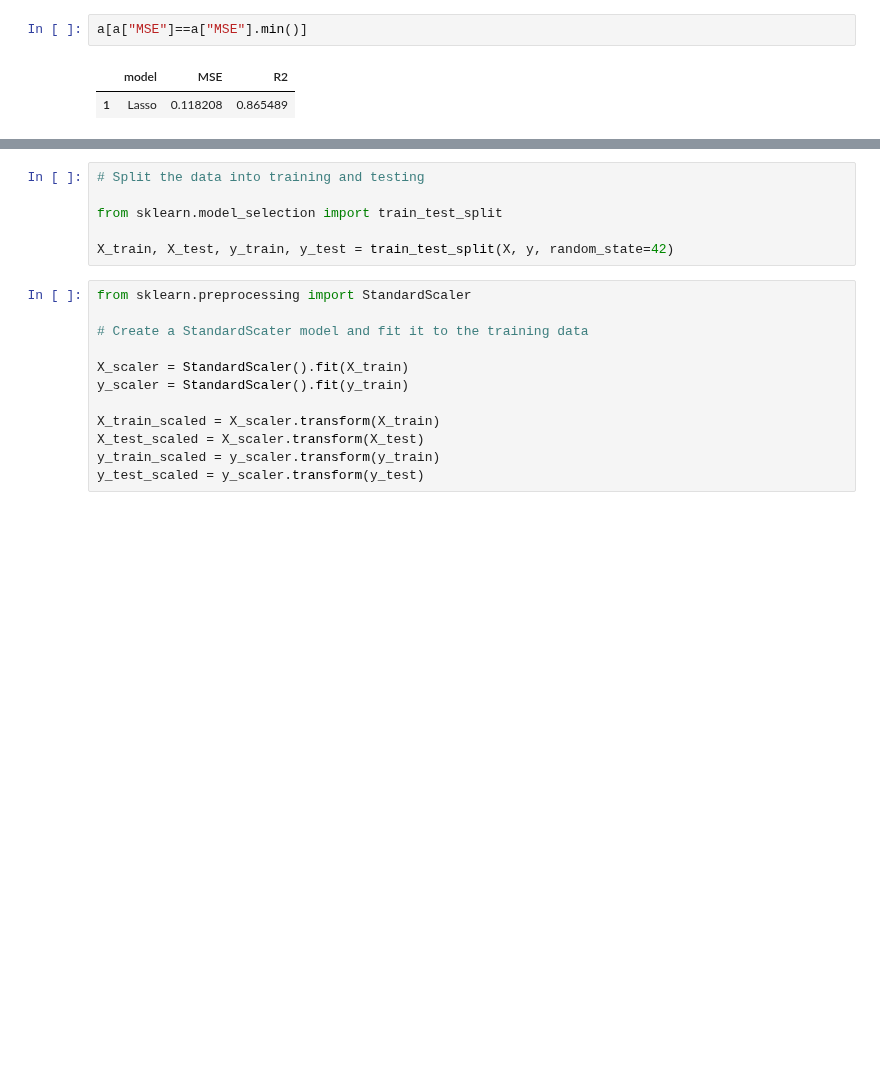
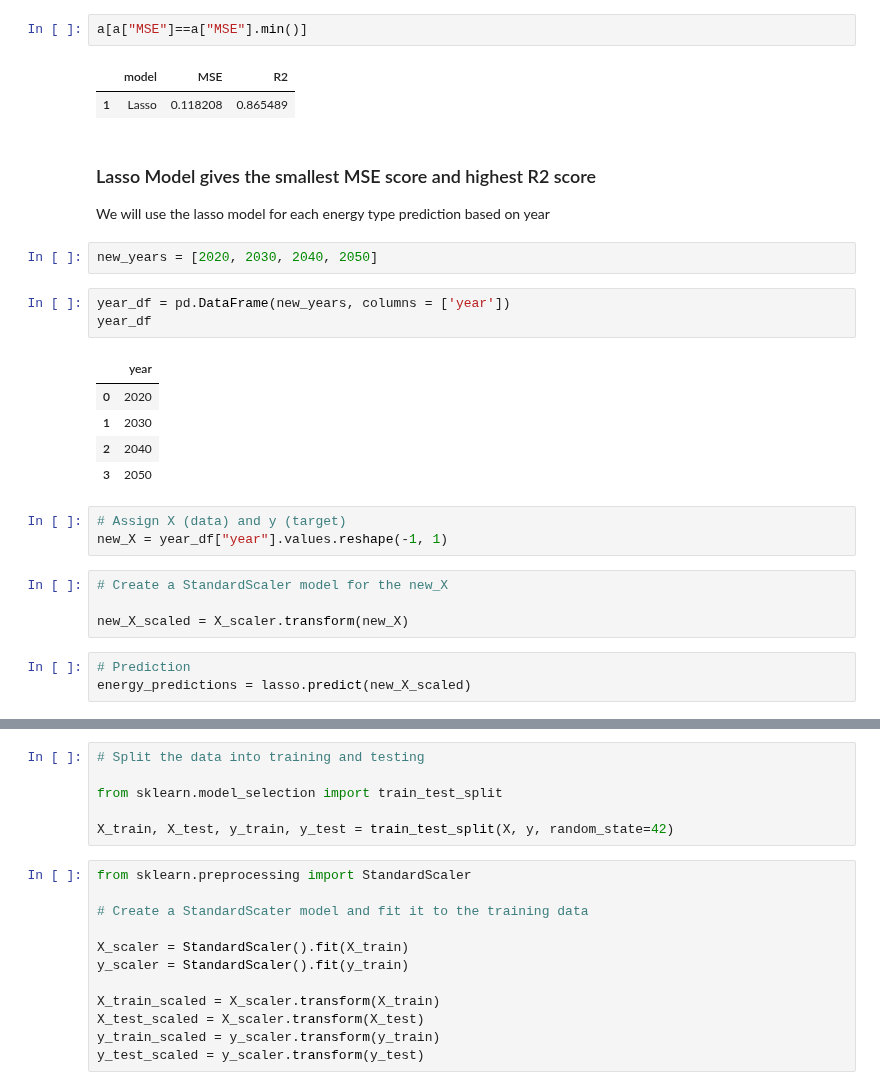
Before and after one commit to yuyhong23/One-Hot_Future, a Jupyter notebook: machine_learning_energy_types.ipynb, the cells around one changed output, grey strips where cells are left out. Drawn from its saved outputs; the diff is of its cells as text; blank space fills up the shorter version.

```diff
--- a/machine_learning_energy_types.ipynb
+++ b/machine_learning_energy_types.ipynb
@@ -257,3 +285,27 @@ a[a["MSE"]==a["MSE"].min()]
 # %% [output]
 |  | model | MSE | R2 |
 | 1 | Lasso | 0.118208 | 0.865489 |
+# %% [markdown]
+### Lasso Model gives the smallest MSE score and highest R2 score
+We will use the lasso model for each energy type prediction based on year
+# %%
+new_years = [2020, 2030, 2040, 2050]
+# %%
+year_df = pd.DataFrame(new_years, columns = ['year'])
+year_df
+# %% [output]
+|  | year |
+| 0 | 2020 |
+| 1 | 2030 |
+| 2 | 2040 |
+| 3 | 2050 |
+# %%
+# Assign X (data) and y (target)
+new_X = year_df["year"].values.reshape(-1, 1)
+# %%
+# Create a StandardScaler model for the new_X
+
+new_X_scaled = X_scaler.transform(new_X)
+# %%
+# Prediction
+energy_predictions = lasso.predict(new_X_scaled)
```
Also changed, not shown: parts of 13 cells of this notebook, 1 other file.
